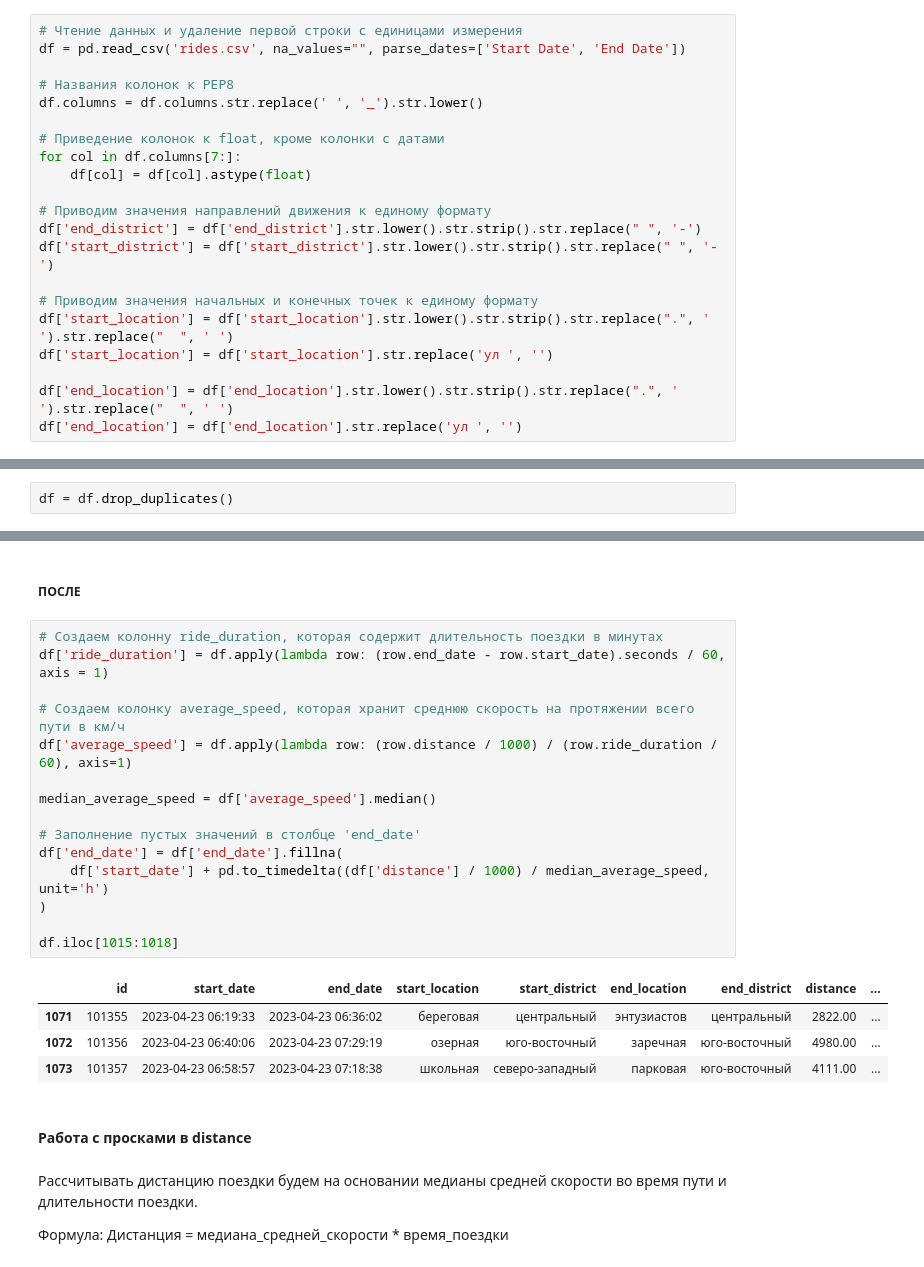
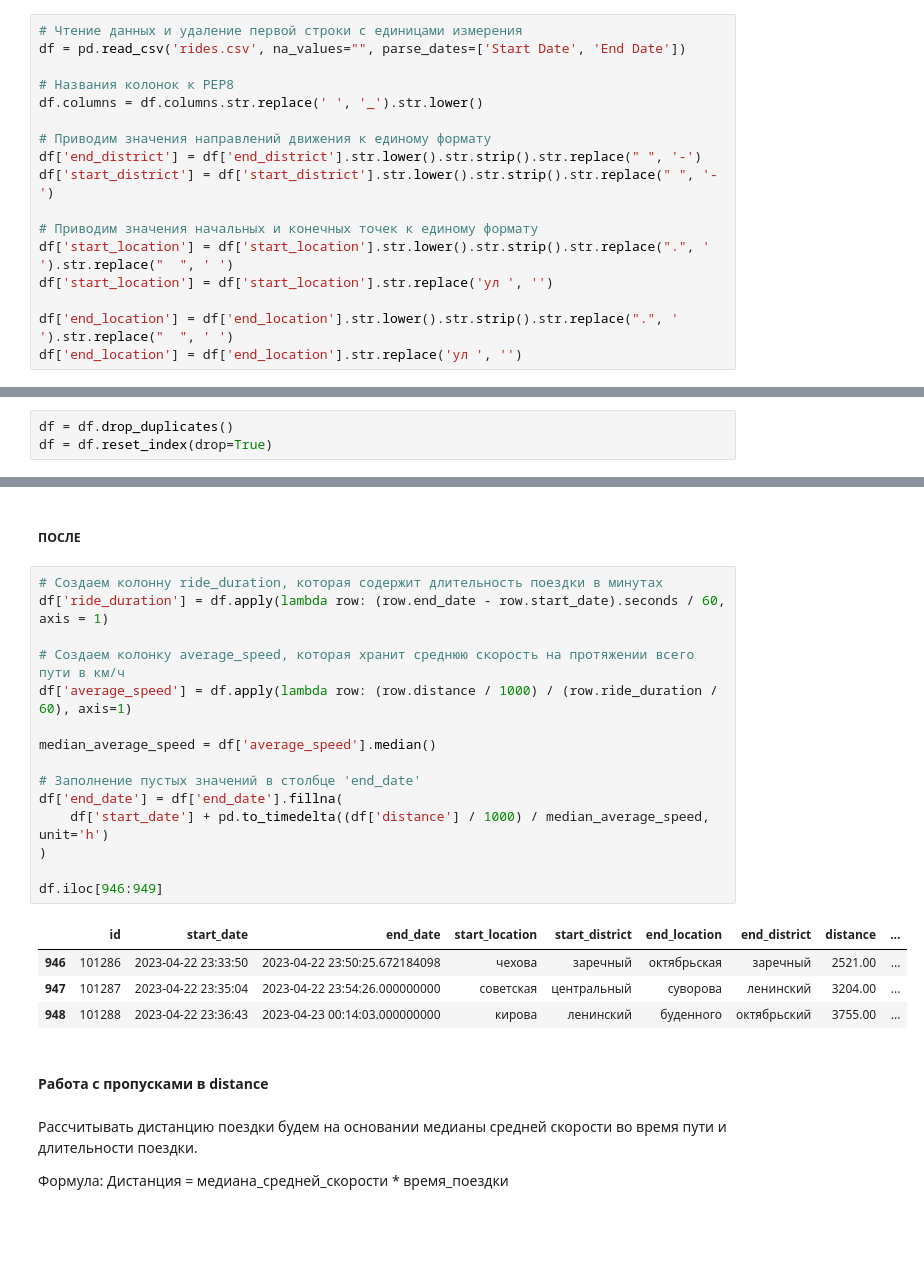
Before and after one commit to PavelFr8/Data-Scooters, a Jupyter notebook: project.ipynb, the cells around one changed output, grey strips where cells are left out. Drawn from its saved outputs; the diff is of its cells as text; blank space fills up the shorter version.

```diff
--- a/project.ipynb
+++ b/project.ipynb
@@ -132,10 +132,6 @@ df = pd.read_csv('rides.csv', na_values="", parse_dates=['Start Date', 'End Date
 
 # Названия колонок к PEP8
 df.columns = df.columns.str.replace(' ', '_').str.lower()
-
-# Приведение колонок к float, кроме колонки с датами
-for col in df.columns[7:]:
-    df[col] = df[col].astype(float)
 
 # Приводим значения направлений движения к единому формату
 df['end_district'] = df['end_district'].str.lower().str.strip().str.replace(" ", '-')
@@ -157,6 +153,7 @@ np.int64(4883)
 Данные, представленные в таблице rides.csv не должны дублироваться, поэтому удаляем дубликаты
 # %%
 df = df.drop_duplicates()
+df = df.reset_index(drop=True)
 # %% [markdown]
 ### Работа с пропусками
 # %%
@@ -198,25 +195,25 @@ df.iloc[1015:1018]
 # %%
 # Создаем колонну ride_duration, которая содержит длительность поездки в минутах
 df['ride_duration'] = df.apply(lambda row: (row.end_date - row.start_date).seconds / 60, axis = 1)
 
 # Создаем колонку average_speed, которая хранит среднюю скорость на протяжении всего пути в км/ч
 df['average_speed'] = df.apply(lambda row: (row.distance / 1000) / (row.ride_duration / 60), axis=1)
 
 median_average_speed = df['average_speed'].median()
 
 # Заполнение пустых значений в столбце 'end_date'
 df['end_date'] = df['end_date'].fillna(
     df['start_date'] + pd.to_timedelta((df['distance'] / 1000) / median_average_speed, unit='h')
 )
 
-df.iloc[1015:1018]
+df.iloc[946:949]
 # %% [output]
 |  | id | start_date | end_date | start_location | start_district | end_location | end_district | distance | ... |
-| 1071 | 101355 | 2023-04-23 06:19:33 | 2023-04-23 06:36:02 | береговая | центральный | энтузиастов | центральный | 2822.00 | ... |
-| 1072 | 101356 | 2023-04-23 06:40:06 | 2023-04-23 07:29:19 | озерная | юго-восточный | заречная | юго-восточный | 4980.00 | ... |
-| 1073 | 101357 | 2023-04-23 06:58:57 | 2023-04-23 07:18:38 | школьная | северо-западный | парковая | юго-восточный | 4111.00 | ... |
+| 946 | 101286 | 2023-04-22 23:33:50 | 2023-04-22 23:50:25.672184098 | чехова | заречный | октябрьская | заречный | 2521.00 | ... |
+| 947 | 101287 | 2023-04-22 23:35:04 | 2023-04-22 23:54:26.000000000 | советская | центральный | суворова | ленинский | 3204.00 | ... |
+| 948 | 101288 | 2023-04-22 23:36:43 | 2023-04-23 00:14:03.000000000 | кирова | ленинский | буденного | октябрьский | 3755.00 | ... |
 # %% [markdown]
-#### Работа с просками в distance
+#### Работа с пропусками в distance
 # %% [markdown]
 Рассчитывать дистанцию поездки будем на основании медианы средней скорости во время пути и длительности поездки.
 
```
Also changed, not shown: parts of 10 cells of this notebook, 3 other files.
